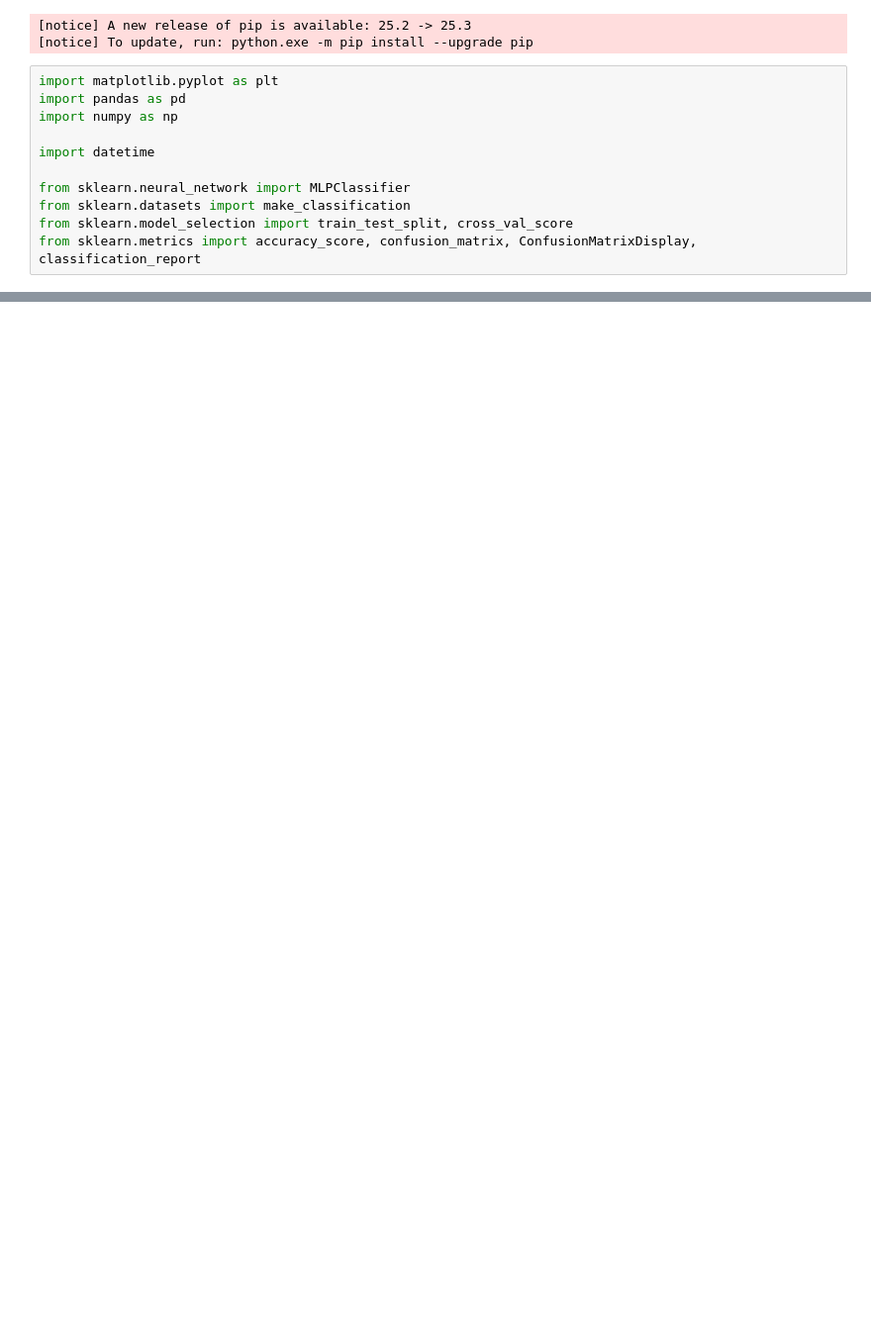
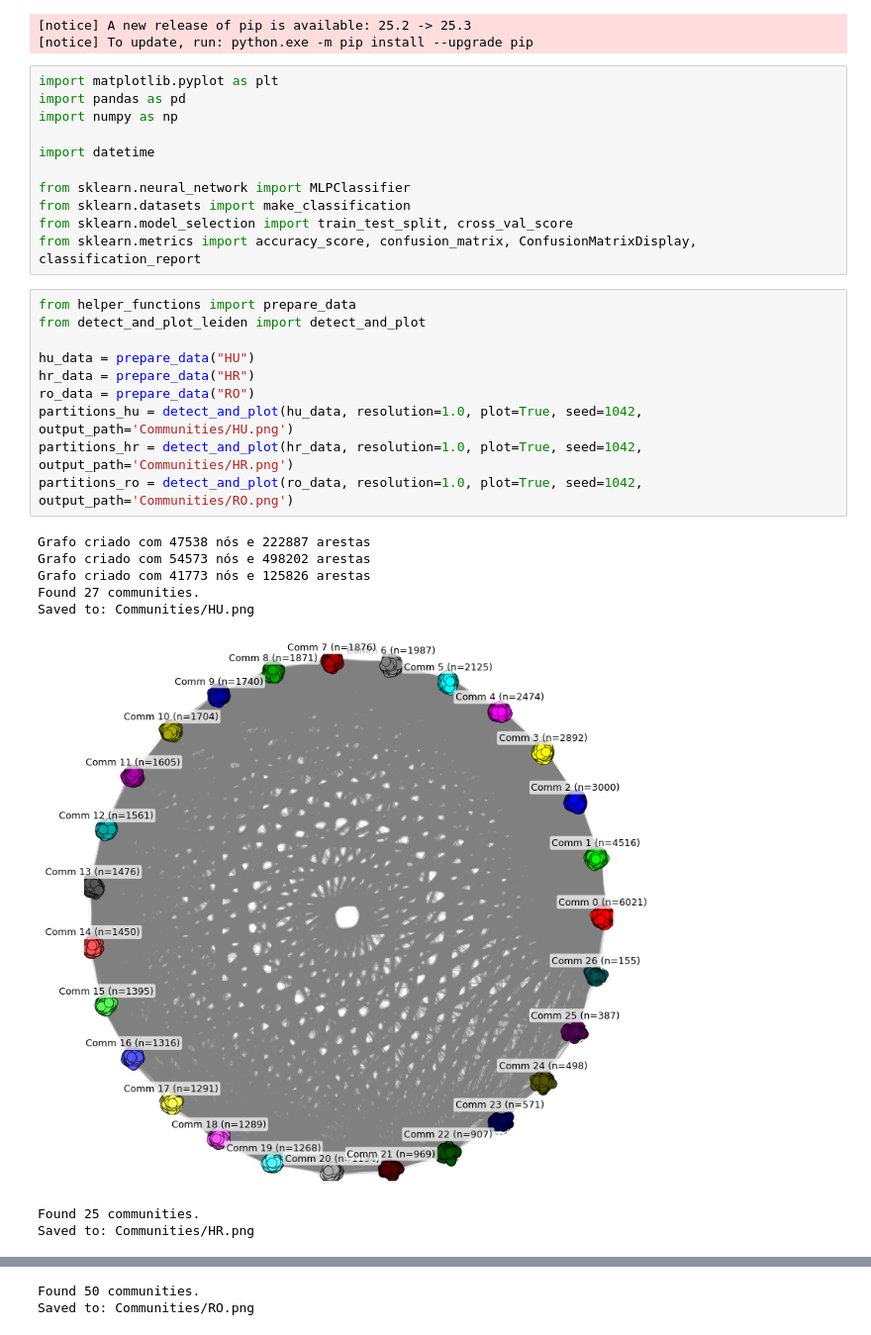
Before and after one commit to Pedroca2005BR/Trabalho_Final-Ciencia_de_Redes, a Jupyter notebook: AI_tests.ipynb, the cells around one changed output, grey strips where cells are left out. Shown at 99% size. Saved outputs shown, nothing was run; the diff lists cells and outputs as text; blank space fills up the shorter version.

Commit message:
[ADD] Communities

```diff
--- a/AI_tests.ipynb
+++ b/AI_tests.ipynb
@@ -77,3 +48,22 @@ from sklearn.neural_network import MLPClassifier
 from sklearn.datasets import make_classification
 from sklearn.model_selection import train_test_split, cross_val_score
 from sklearn.metrics import accuracy_score, confusion_matrix, ConfusionMatrixDisplay, classification_report
+# %%
+from helper_functions import prepare_data
+from detect_and_plot_leiden import detect_and_plot
+
+hu_data = prepare_data("HU")
+hr_data = prepare_data("HR")
+ro_data = prepare_data("RO")
+partitions_hu = detect_and_plot(hu_data, resolution=1.0, plot=True, seed=1042, output_path='Communities/HU.png')
+partitions_hr = detect_and_plot(hr_data, resolution=1.0, plot=True, seed=1042, output_path='Communities/HR.png')
+partitions_ro = detect_and_plot(ro_data, resolution=1.0, plot=True, seed=1042, output_path='Communities/RO.png')
+# %% [output]
+Grafo criado com 47538 nós e 222887 arestas
+Grafo criado com 54573 nós e 498202 arestas
+Grafo criado com 41773 nós e 125826 arestas
+Found 27 communities.
+Saved to: Communities/HU.png
+[figure, added]
+Found 25 communities.
+Saved to: Communities/HR.png
@@ -79,0 +71,2 @@ from sklearn.metrics import accuracy_score, confusion_matrix, ConfusionMatrixDis
+Found 50 communities.
+Saved to: Communities/RO.png
```
Also changed, not shown: parts of 2 cells of this notebook, 3 other files.
